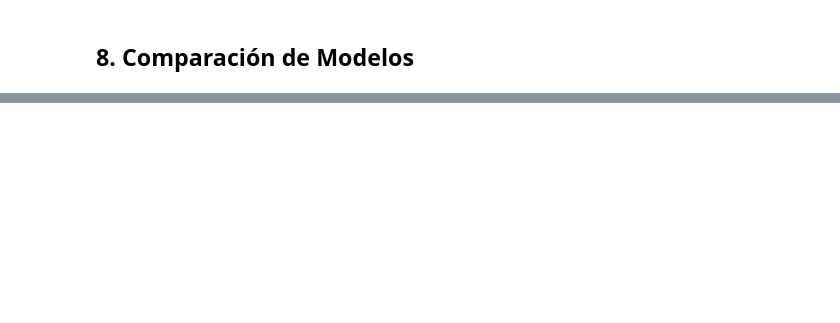
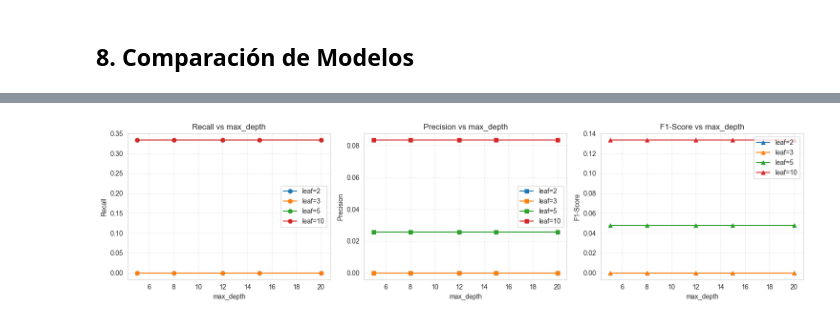
Before and after one commit to luttidano/proy-ml-sismos, a Jupyter notebook: 4ta_etapa_modelado/1_entrenamiento_etapa1.ipynb, the cells around one changed output, grey strips where cells are left out. Drawn from its saved outputs; the diff is of its cells as text; code cells hidden in the pictures; blank space fills up the shorter version.

```diff
--- a/4ta_etapa_modelado/1_entrenamiento_etapa1.ipynb
+++ b/4ta_etapa_modelado/1_entrenamiento_etapa1.ipynb
@@ -232,0 +505,38 @@ plt.show()
+# %%
+# Visualizar trade-offs
+fig, axes = plt.subplots(1, 3, figsize=(15, 4))
+
+# Recall vs max_depth
+for leaf in df_grid['min_samples_leaf'].unique():
+    data = df_grid[df_grid['min_samples_leaf'] == leaf]
+    axes[0].plot(data['max_depth'].fillna(20), data['recall'], 'o-', label=f'leaf={leaf}')
+axes[0].set_xlabel('max_depth')
+axes[0].set_ylabel('Recall')
+axes[0].set_title('Recall vs max_depth')
+axes[0].legend()
+axes[0].grid(True, alpha=0.3)
+
+# Precision vs max_depth
+for leaf in df_grid['min_samples_leaf'].unique():
+    data = df_grid[df_grid['min_samples_leaf'] == leaf]
+    axes[1].plot(data['max_depth'].fillna(20), data['precision'], 's-', label=f'leaf={leaf}')
+axes[1].set_xlabel('max_depth')
+axes[1].set_ylabel('Precision')
+axes[1].set_title('Precision vs max_depth')
+axes[1].legend()
+axes[1].grid(True, alpha=0.3)
+
+# F1 vs max_depth
+for leaf in df_grid['min_samples_leaf'].unique():
+    data = df_grid[df_grid['min_samples_leaf'] == leaf]
+    axes[2].plot(data['max_depth'].fillna(20), data['f1'], '^-', label=f'leaf={leaf}')
+axes[2].set_xlabel('max_depth')
+axes[2].set_ylabel('F1-Score')
+axes[2].set_title('F1-Score vs max_depth')
+axes[2].legend()
+axes[2].grid(True, alpha=0.3)
+
+plt.tight_layout()
+plt.show()
+# %% [output]
+[figure, added]
```
Also changed, not shown: parts of 30 cells of this notebook, 12 other files.
